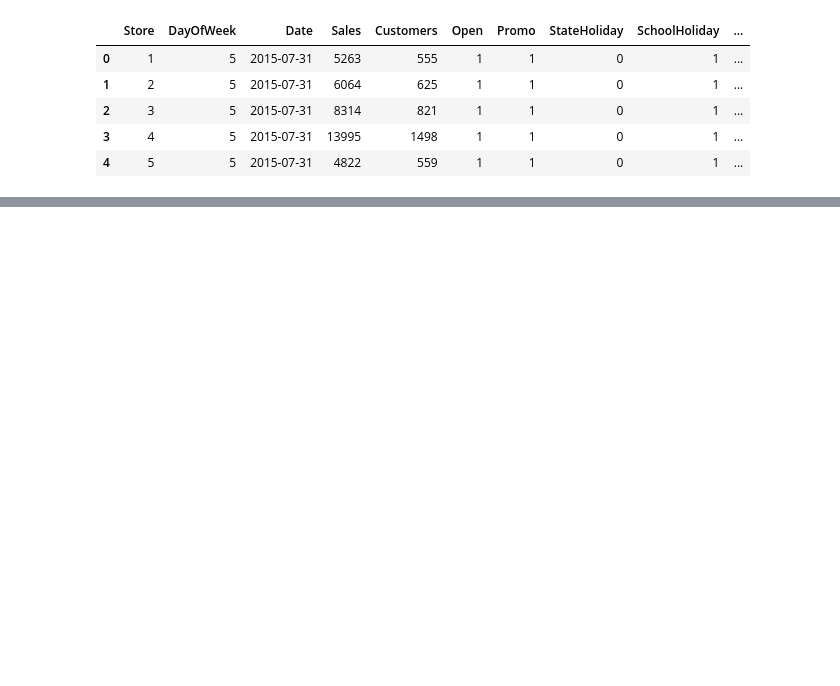
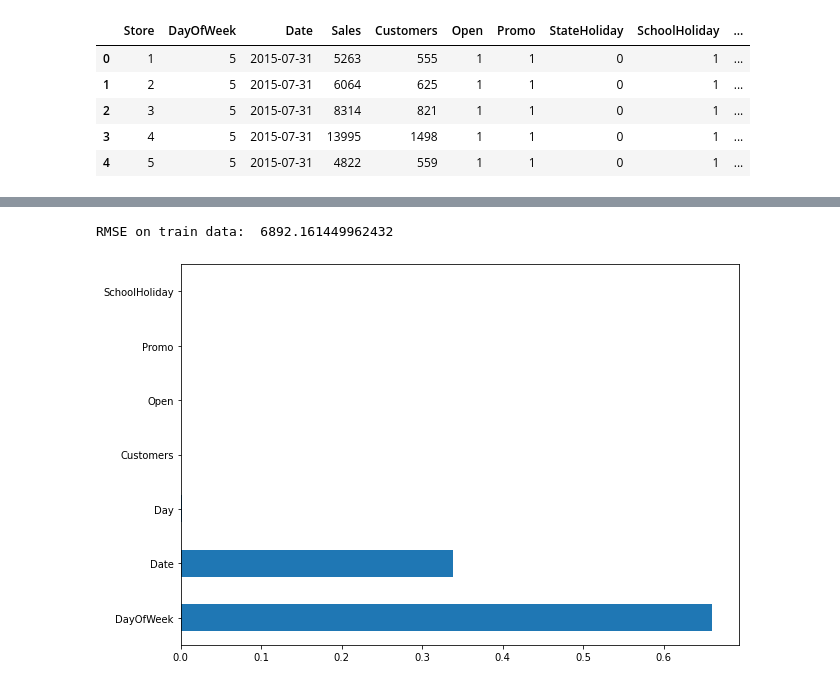
Before and after one commit to rssebudandi/pharmaceutical_sales, a Jupyter notebook: notebooks/MachineLearning.ipynb, the cells around one changed output, grey strips where cells are left out. Drawn from its saved outputs; the diff is of its cells as text; code cells hidden in the pictures; blank space fills up the shorter version.

```diff
--- a/notebooks/MachineLearning.ipynb
+++ b/notebooks/MachineLearning.ipynb
@@ -56,3 +87,26 @@ train.head()
 # %%
-train['Weekday']
+#Let us encode our data
+
+month_start_encoder = preprocessing.LabelEncoder()
+month_end_encoder = preprocessing.LabelEncoder()
+date_encoder = preprocessing.LabelEncoder()
+state_hol_encoder = preprocessing.LabelEncoder()
+day_encoder = preprocessing.LabelEncoder()
+month_encoder = preprocessing.LabelEncoder()
+year_encoder = preprocessing.LabelEncoder()
+weekday_encoder = preprocessing.LabelEncoder()
+#sales_encoder = preprocessing.LabelEncoder()
+#customers_encoder = preprocessing.LabelEncoder()
+
+train['Month_start'] = month_start_encoder.fit_transform(train['Month_start'])
+train['Month_end'] = month_end_encoder.fit_transform(train['Month_end'])
+train['Date'] = date_encoder.fit_transform(train['Date'])
+train['Day'] = day_encoder.fit_transform(train['Day'])
+train['Month'] = month_encoder.fit_transform(train['Month'])
+train['Year'] = year_encoder.fit_transform(train['Year'])
+train['Weekday'] = weekday_encoder.fit_transform(train['Weekday'])
+#train['Sales'] = sales_encoder.fit_transform(train['Sales'])
+#train['Customers'] = customers_encoder.fit_transform(train['Customers'])
+
+train.head()
 # %% [output]
@@ -70,0 +178,4 @@ Name: Weekday, Length: 1017209, dtype: int64
+# %%
+#looks like stateHoliday has an issue we are going to remove it for now
+train_clean=train[train.columns[~train.columns.isin(['StateHoliday'])]]
+train_clean
@@ -70,0 +342,5 @@ Name: Weekday, Length: 1017209, dtype: int64
+# %%
+#using random forest regressor
+features_X_pr, target_y = make_regression(n_features=7, n_informative=2, random_state=0, shuffle=False)
+regr = RandomForestRegressor(max_depth=2, random_state=0)
+regr.fit(features_X_pr, target_y)
@@ -70,0 +371,3 @@ Name: Weekday, Length: 1017209, dtype: int64
+# %%
+feature_col_pr =["DayOfWeek", "Date", "Customers", "Open","Promo","SchoolHoliday","Day"]
+features_X_pr =train_clean[feature_col_pr]
@@ -70,0 +376,12 @@ Name: Weekday, Length: 1017209, dtype: int64
+# %%
+# Root Mean Squared Error on train and test data
+print('RMSE on train data: ', mean_squared_error(target_y, predict_train)**(0.5))
+# %% [output]
+RMSE on train data:  6892.161449962432
+# %%
+# plot the 7 most important features
+plt.figure(figsize=(10,7))
+feat_importances = pd.Series(regr.feature_importances_, index = features_X_pr.columns)
+feat_importances.nlargest(7).plot(kind='barh');
+# %% [output]
+[figure, added]
```
Also changed, not shown: parts of 28 cells of this notebook, 3 other files.
